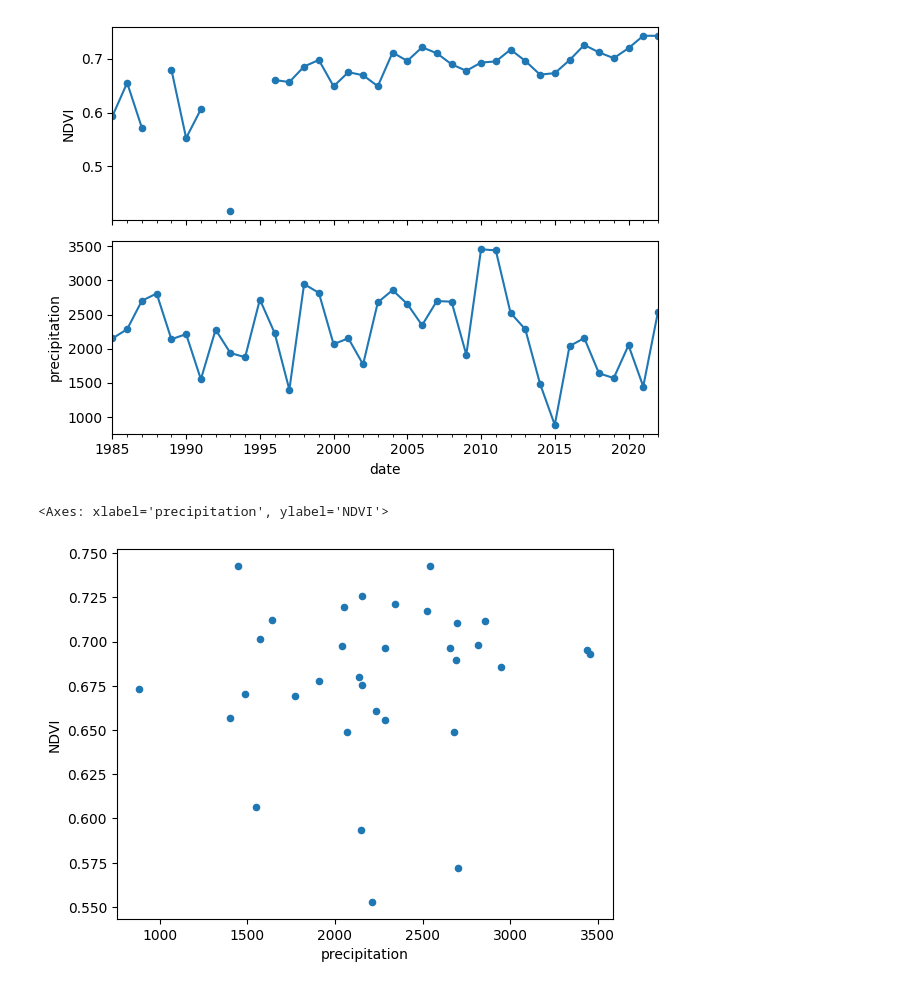
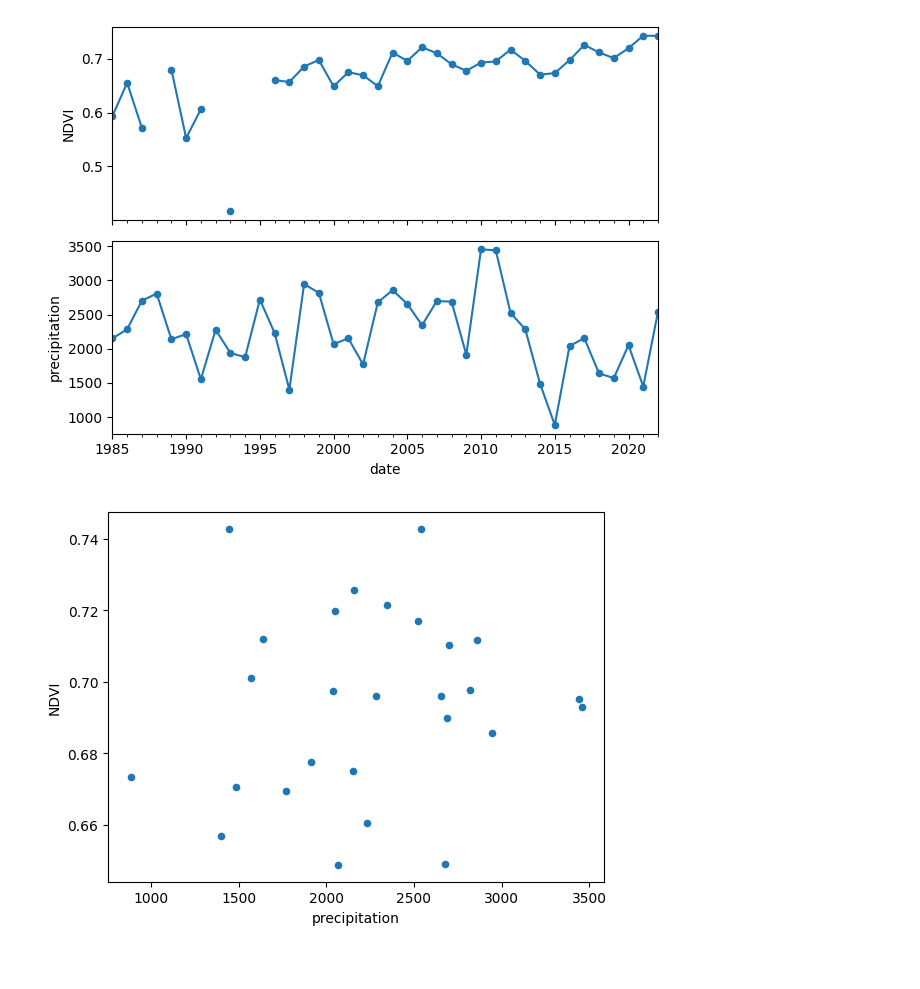
Before and after one commit to srnarvaez/test-jupyter-extensions, a Jupyter notebook: dibulla_example.ipynb, the cells around one changed output. Cells and saved outputs as stored; diff of their text form; code cells hidden in the pictures; blank space fills up the shorter version.

Commit message:
feat: remove outliers from plot

```diff
--- a/dibulla_example.ipynb
+++ b/dibulla_example.ipynb
@@ -83,7 +83,7 @@ plt.show()
 # %% [output]
 [figure]
 # %%
-df.query("NDVI > 0.5").plot(x="precipitation", y="NDVI", kind="scatter")
+df.query("NDVI > 0.5 & date > '1995-01-01'").plot(x="precipitation", y="NDVI", kind="scatter")
+plt.show()
 # %% [output]
-<Axes: xlabel='precipitation', ylabel='NDVI'>
-[figure, old version]
+[figure, new version]
```
